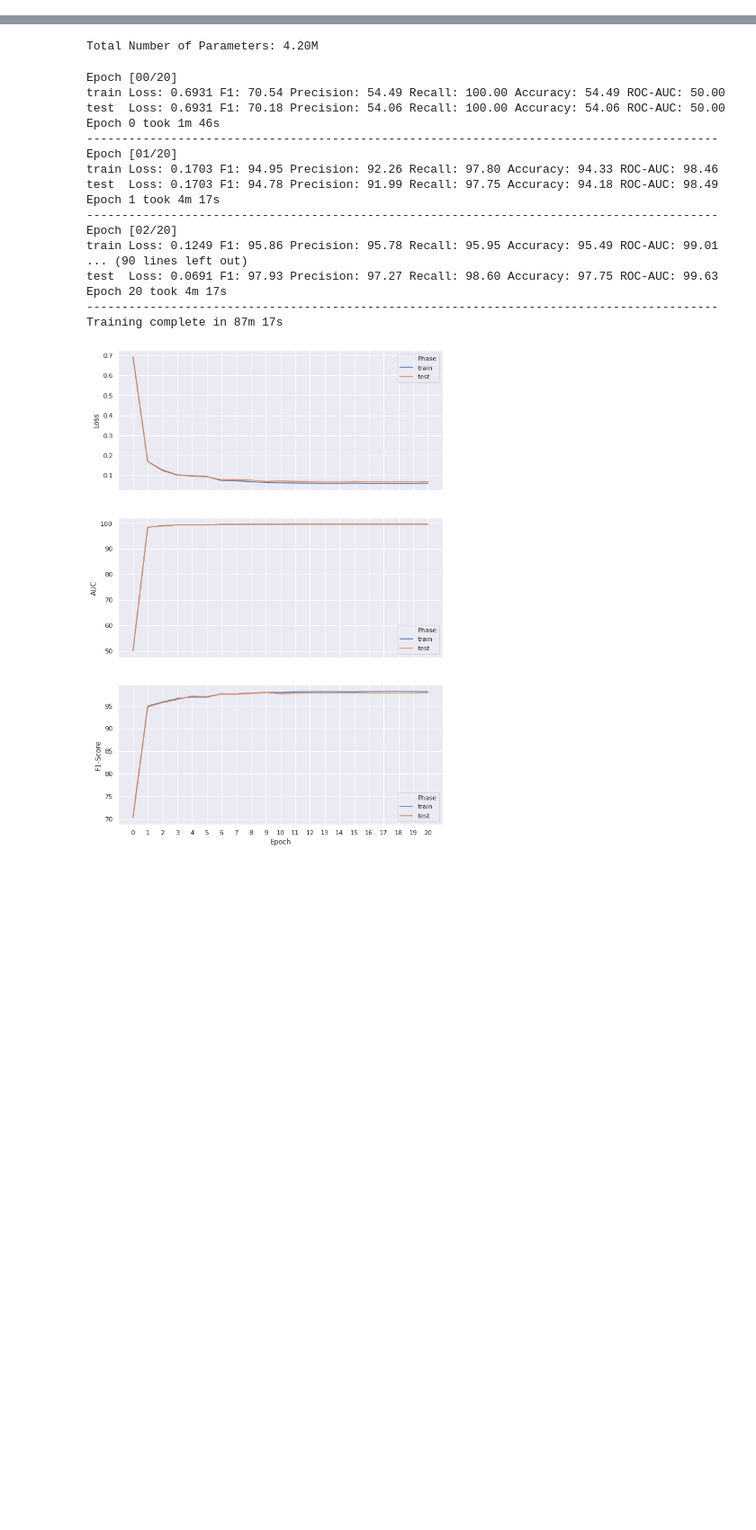
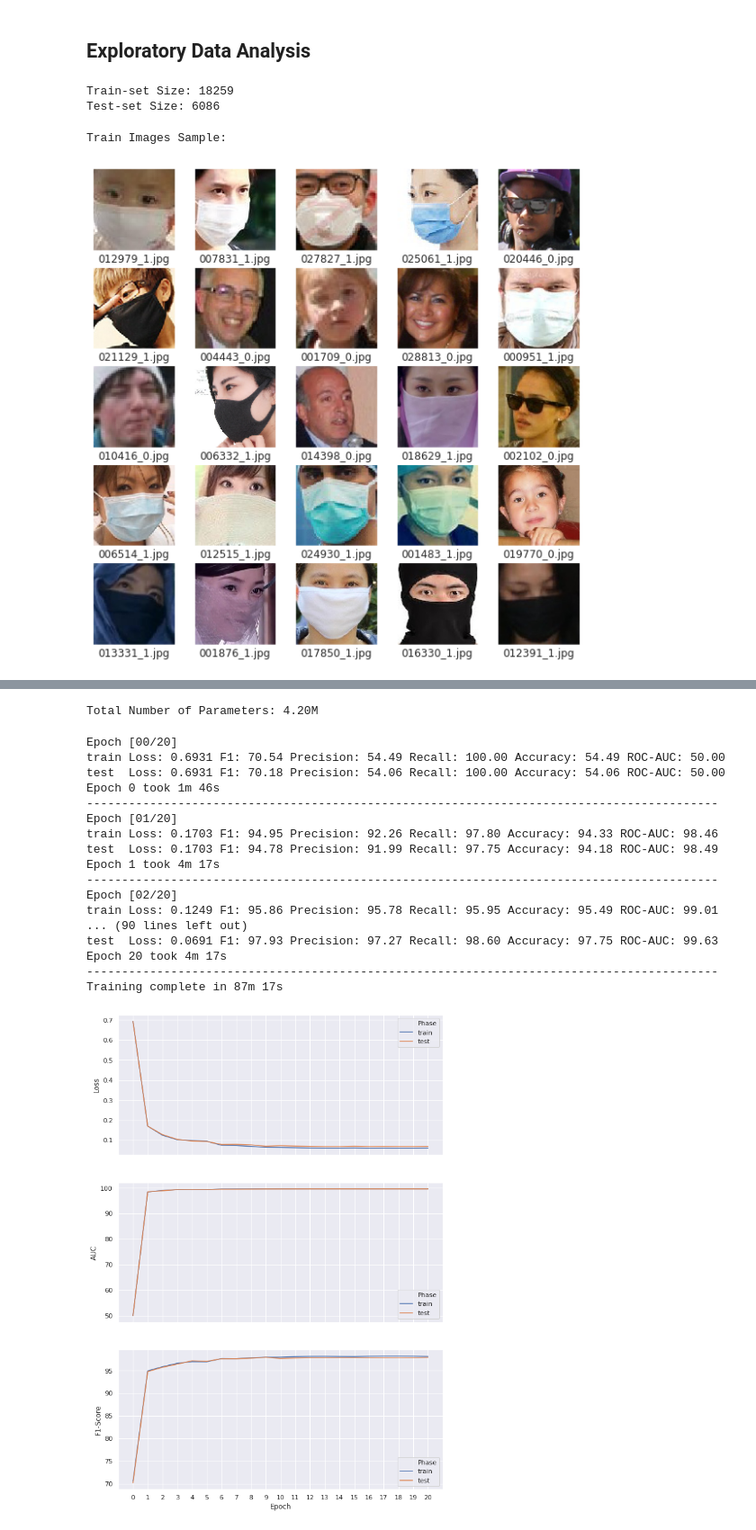
Before and after one commit to afikbar/Face-Mask-Recognition, a Jupyter notebook: train.ipynb, the cells around one changed output, grey strips where cells are left out. Shown at 90% size. Drawn from its saved outputs; the diff is of its cells as text; code cells hidden in the pictures; blank space fills up the shorter version.

```diff
--- a/train.ipynb
+++ b/train.ipynb
@@ -26,0 +32,36 @@ sns.set()
+# %% [markdown]
+## Exploratory Data Analysis
+# %%
+from glob import glob
+
+train_imgs = glob(f'{ROOT_DIR}/train/*.jpg')
+test_imgs = glob(f'{ROOT_DIR}/test/*.jpg')
+
+print(f"Train-set Size: {len(train_imgs)}")
+print(f"Test-set Size: {len(test_imgs)}")
+# %% [output]
+Train-set Size: 18259
+Test-set Size: 6086
+# %%
+from PIL import Image
+from os.path import basename
+
+def plot_25_imgs(imgs_list):
+    plt.figure(figsize=(10,10))
+
+    for i, image in enumerate(imgs_list):
+        if i == 25:
+            break
+        plt.subplot(5,5,i+1)
+        plt.xticks([])
+        plt.yticks([])
+        plt.grid(False)
+        plt.imshow(Image.open(image))
+        plt.xlabel(basename(image))
+    plt.show()
+# %%
+print("Train Images Sample:")
+plot_25_imgs(train_imgs)
+# %% [output]
+Train Images Sample:
+[figure, added]
```
Also changed, not shown: parts of 8 cells of this notebook, 11 other files.
